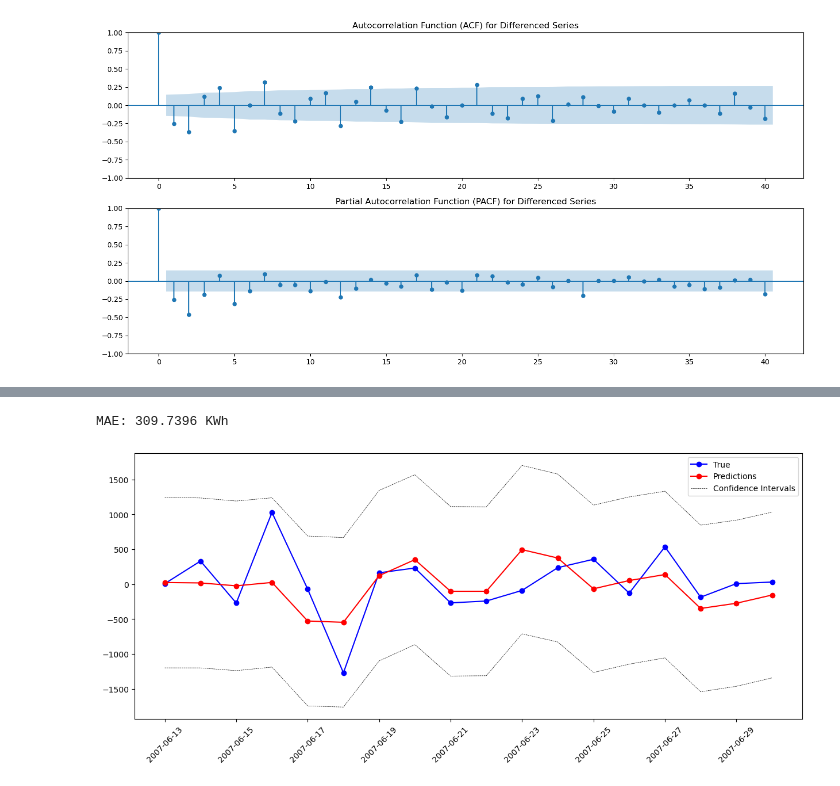
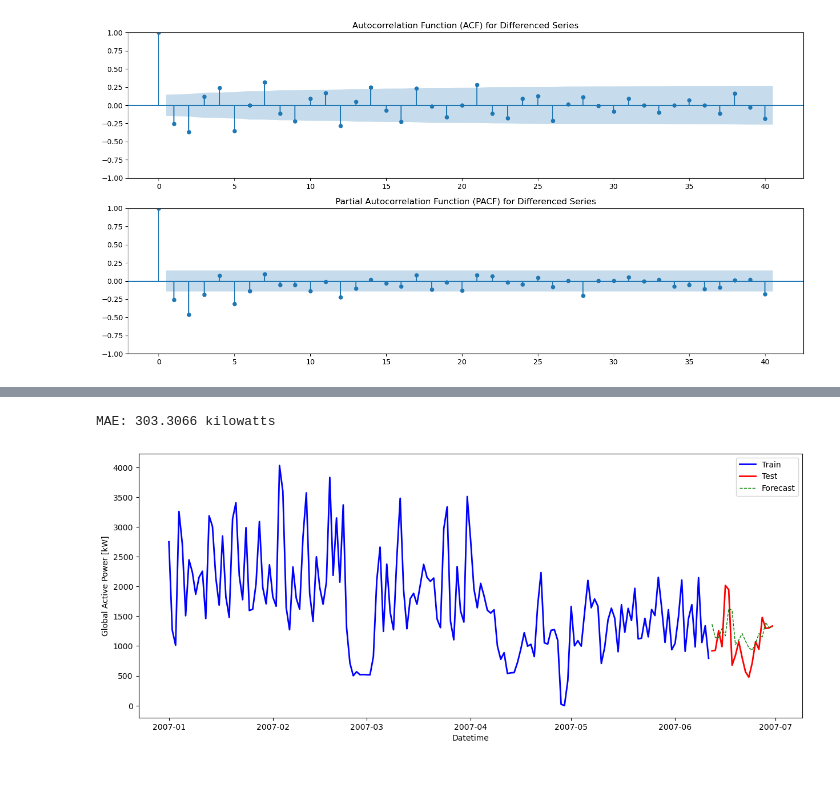
Before and after one commit to kevindmzapata/multivariate-statistics-course, a Jupyter notebook: PROYECTO_FINAL/main.ipynb, the cells around one changed output, grey strips where cells are left out. Saved outputs shown, nothing was run; the diff lists cells and outputs as text; code cells hidden in the pictures.

Commit message:
ARIMA completado

```diff
--- a/PROYECTO_FINAL/main.ipynb
+++ b/PROYECTO_FINAL/main.ipynb
@@ -144,12 +165,12 @@ from pmdarima import auto_arima
 auto_arima_model = auto_arima(
     train,
     seasonal=False,
-    stationary=True,
+    stationary=False,
     stepwise=True,
     trace=True,
     error_action='ignore',
     suppress_warnings=True,
-    max_p=10, max_q=10, max_d=2
+    max_p=5, max_q=5, max_d=2
 )
 
 best_params = auto_arima_model.get_params()
@@ -205,8 +230,7 @@ plt.show()
 from statsmodels.tsa.arima.model import ARIMA
 from sklearn.metrics import mean_absolute_error
 
-model = ARIMA(train, order=(2, 0, 5))
+model = ARIMA(train, order=best_params['order'], seasonal_order=best_params['seasonal_order'])
 model_fit = model.fit()
-confidences = model_fit.get_prediction(start=0, end=len(train) - 1).conf_int()
 # %%
 plt.figure(figsize=(15, 6))
@@ -224,0 +250,11 @@ plt.show()
+# %%
+forecast = model_fit.forecast(steps=len(test))
+
+plt.figure(figsize=(15, 6))
+plt.plot(train, color='blue', linewidth=2, label='Train')
+plt.plot(test, color='red', linewidth=2, label='Test')
+plt.plot(test.index, forecast, color='green', linewidth=1, label='Forecast', linestyle='--')
+plt.xlabel('Datetime')
+plt.ylabel('Global Active Power [kW]')
+plt.legend()
+plt.show()
@@ -225,16 +280,13 @@ plt.show()
 # %%
 preds = []
 true = []
-conf_interv = []
+
+train_copy = train.copy()
 
 for i in range(len(test)):
-    model = ARIMA(train.values, order=(2, 0, 5))
+    model = ARIMA(train_copy.values, order=best_params['order'], seasonal_order=best_params['seasonal_order'])
     model_fit = model.fit()
     forecast = model_fit.forecast(steps=1)
     preds.append(forecast)
     true.append(test.iloc[i])
-    train.loc[len(train)] = test.iloc[i]
-
-    # Calculate the confidence interval
-    conf_int = model_fit.get_forecast(steps=1).conf_int()
-    conf_interv.append(conf_int)
+    train_copy.loc[len(train)] = test.iloc[i]
@@ -259,15 +293,15 @@ See the caveats in the documentation: https://pandas.pydata.org/pandas-docs/stab
 # %%
 mae = mean_absolute_error(true, preds)
-print(f'MAE: {mae:.4f} KWh')
+print(f'MAE: {mae:.4f} kilowatts')
 
 plt.figure(figsize=(15, 6))
-plt.plot(test.index, true, color='blue', label='True', marker='o')
-plt.plot(test.index, preds, color='red', label='Predictions', marker='o')
-plt.plot(test.index, [x[0][0] for x in conf_interv], color='black', linewidth=0.5, linestyle='--', label='Confidence Intervals')
-plt.plot(test.index, [x[0][1] for x in conf_interv], color='black', linewidth=0.5, linestyle='--')
+plt.plot(train, color='blue', linewidth=2, label='Train')
+plt.plot(test.index, true, color='red', linewidth=2, label='Test')
+plt.plot(test.index, preds, color='green', linewidth=1, label='Forecast', linestyle='--')
+plt.xlabel('Datetime')
+plt.ylabel('Global Active Power [kW]')
 plt.legend()
-plt.xticks(rotation=45)
 plt.show()
 # %% [output]
-MAE: 309.7396 KWh
+MAE: 303.3066 kilowatts
-[figure, old version]
+[figure, new version]
```
Also changed, not shown: parts of 31 cells of this notebook.
